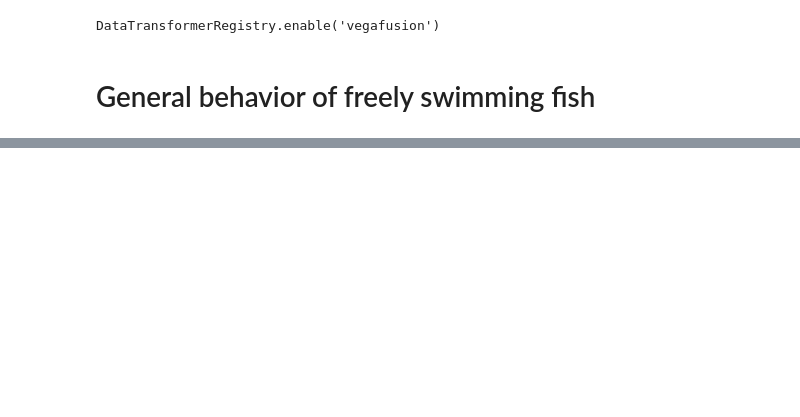
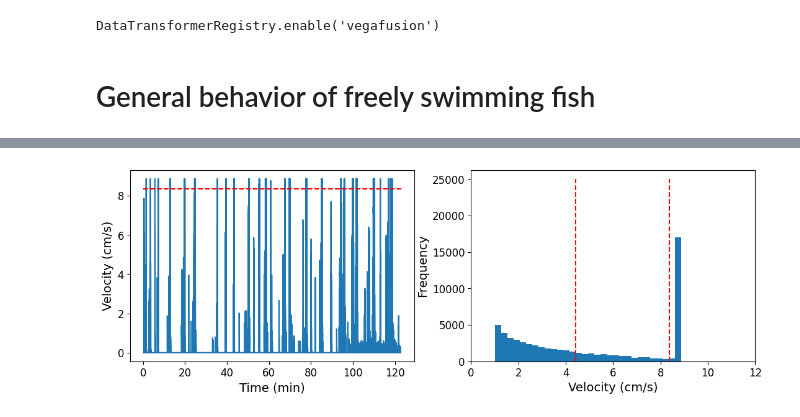
Before and after one commit to Anneser/SpatialInformation, a Jupyter notebook: scripts/01_behavior.ipynb, the cells around one changed output, grey strips where cells are left out. Cells and saved outputs as stored; diff of their text form; code cells hidden in the pictures; blank space fills up the shorter version.

```diff
--- a/scripts/01_behavior.ipynb
+++ b/scripts/01_behavior.ipynb
@@ -125,0 +172,36 @@ Text(0.99, 0.1, '52.99 % below 4.41 cm/s\n28.74 % above 8.37 cm/s')
+# %%
+fig, (ax1, ax2) = plt.subplots(1,2, figsize=(13,4))
+ax1.plot(df_VR.select(pl.col("timestamp"))/60, df_VR.select(pl.col("clamped_velocity")))
+ax1.hlines(8.37, 0, 123, colors="red", linestyles="dashed")
+ax1.set_xlabel("Time (min)", fontsize=14)
+ax1.set_ylabel("Velocity (cm/s)", fontsize=14)
+ax1.tick_params(axis='both', labelsize=12)
+
+ax2.hist(df_VR.filter(pl.col("velocity")*100 > 1 ).select(pl.col("clamped_velocity")), bins=30)
+ax2.vlines((4.41, 8.37), 0, 25000, colors="red", linestyles="dashed")
+ax2.set_xlim(0, 12)
+ax2.set_xlabel("Velocity (cm/s)", fontsize=14)
+ax2.set_ylabel("Frequency", fontsize=14)
+ax2.tick_params(axis='both', labelsize=12)
+
+# add text box for the statistics
+percentage_below = len(df_VR.filter(
+    (pl.col("clamped_velocity") > 1) &
+    (pl.col("clamped_velocity") <= 4.41)
+)) / len(df_VR.filter(
+    (pl.col("clamped_velocity") > 1))) * 100
+
+percentage_above = len(df_VR.filter(
+    (pl.col("clamped_velocity") > 8.37)
+)) / len(df_VR.filter(
+    (pl.col("clamped_velocity") > 1))) * 100
+
+stats = (f'{percentage_below:.2f} % below {lower:.2f} cm/s\n'
+         f'{percentage_above:.2f} % above {upper:.2f} cm/s'
+         )
+
+bbox = dict(boxstyle='round', fc='blanchedalmond', ec='orange', alpha=0.5)
+# ax2.text(0.99, 0.1, stats, fontsize=9, bbox=bbox,
+#        transform=ax3.transAxes, horizontalalignment='right')
+# %% [output]
+[figure, added]
```
Also changed, not shown: parts of 10 cells of this notebook, 7 other files.
